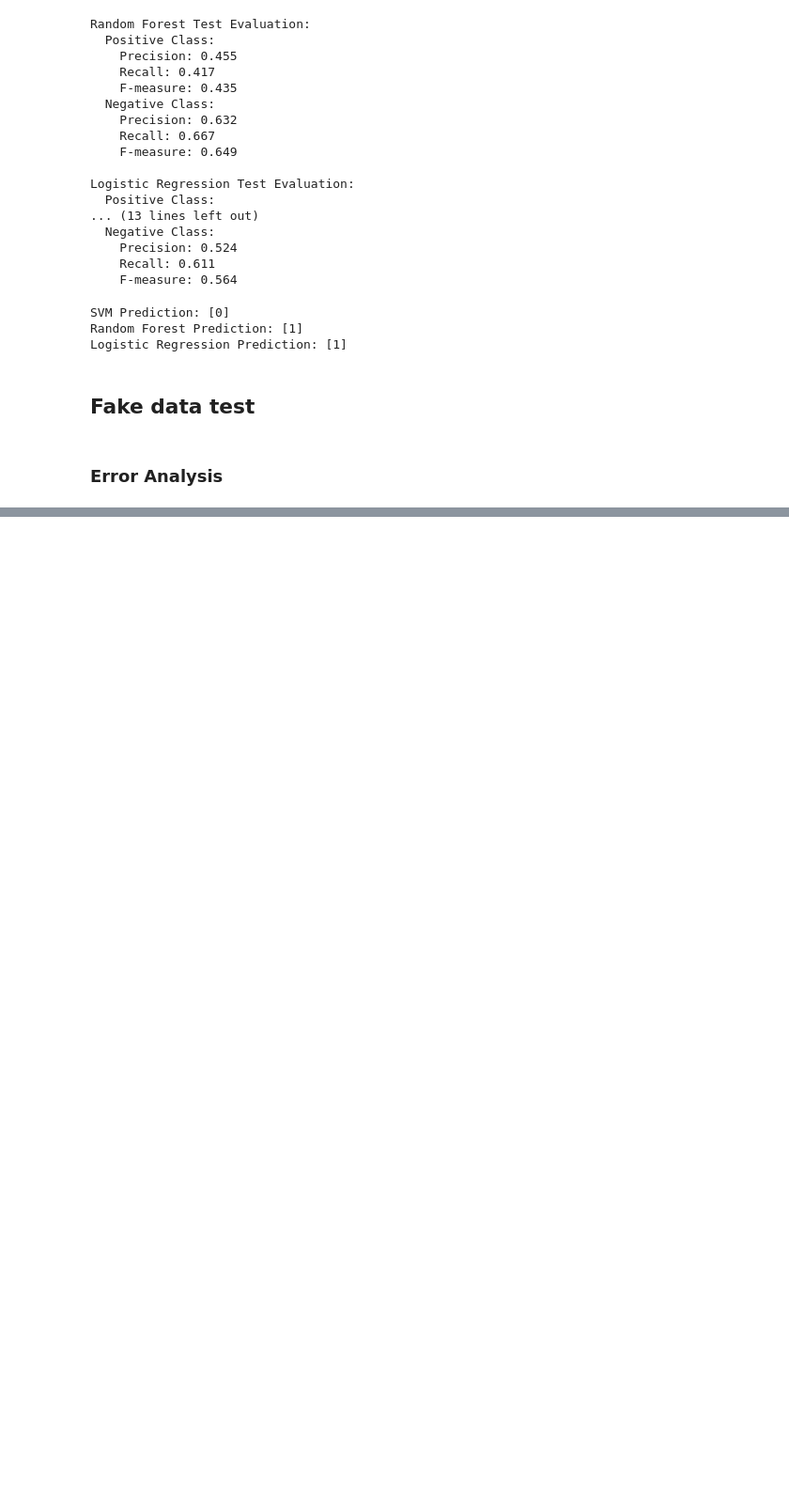
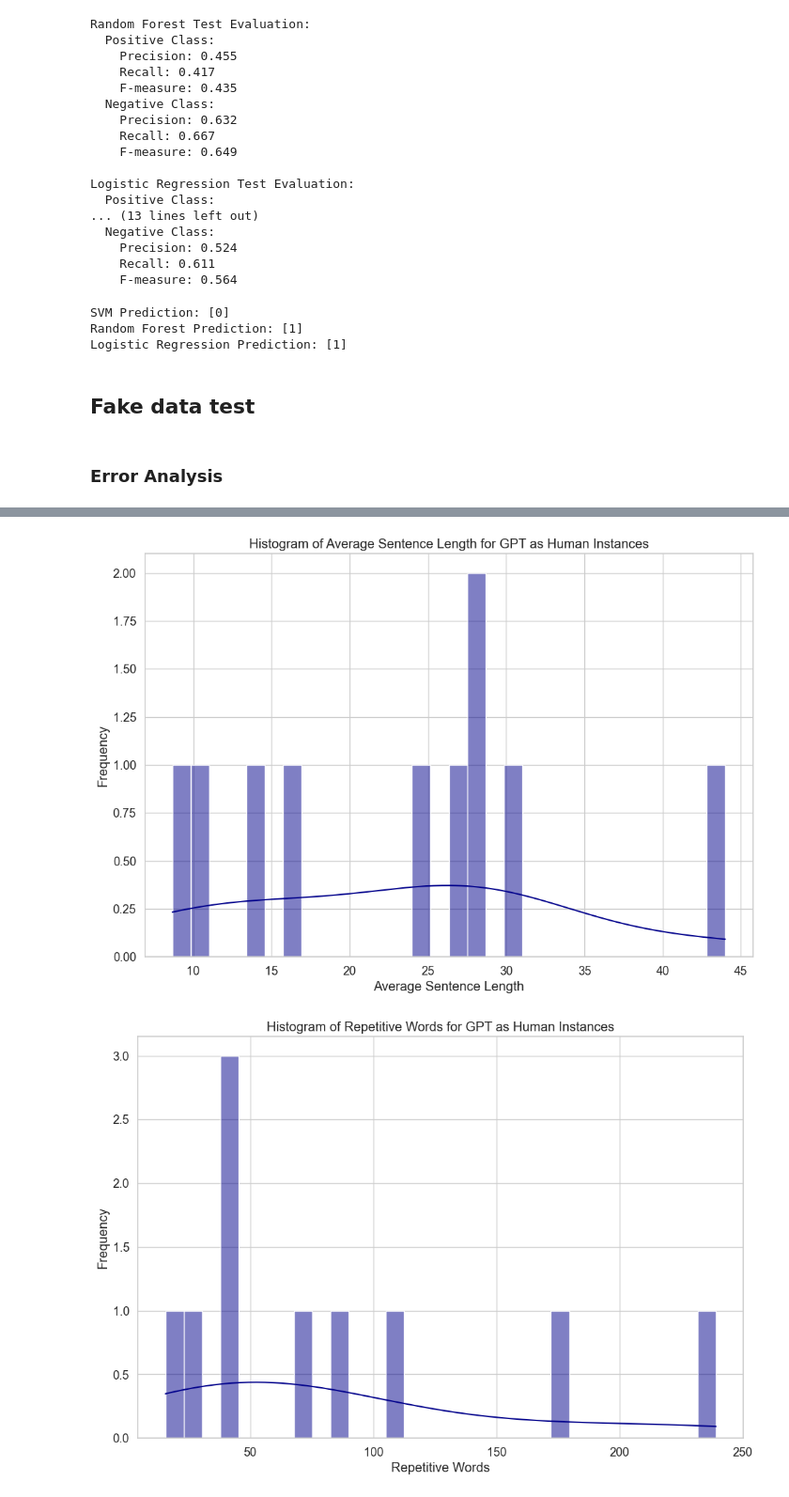
Before and after one commit to majunze2001/NLP-final-project, a Jupyter notebook: src/ML_Script.ipynb, the cells around one changed output, grey strips where cells are left out. Shown at 94% size. Cells and saved outputs as stored; diff of their text form; code cells hidden in the pictures; blank space fills up the shorter version.

```diff
--- a/src/ML_Script.ipynb
+++ b/src/ML_Script.ipynb
@@ -445,18 +360,0 @@ plt.show()
-# %%
-# Set the style for the plot
-sns.set(style='whitegrid', font_scale=1.2)
-
-def plot_histogram(data, xlabel, ylabel, title, filename):
-    plt.figure(figsize=(12, 8))
-    sns.histplot(data, kde=True, color='darkblue', bins=30)
-    plt.xlabel(xlabel)
-    plt.ylabel(ylabel)
-    plt.title(title)
-    plt.savefig(filename)
-    plt.show()
-
-plot_histogram(misclassified_data['avg_sent_length'], 'Average Sentence Length', 'Frequency', 'Histogram of Average Sentence Length for Misclassified Instances', 'avg_sent_length.png')
-
-plot_histogram(misclassified_data['repetitive_words'], 'Repetitive Words', 'Frequency', 'Histogram of Repetitive Words for Misclassified Instances', 'repet_words.png')
-
-plot_histogram(misclassified_data['text_entropy'], 'Text Entropy', 'Frequency', 'Histogram of Text Entropy for Misclassified Instances', 'entropy.png')
@@ -510,0 +435,9 @@ plt.show()
+# %%
+# Analyze GPT data misclassified as human
+analyze_misclassified_data(gpt_as_human_data, "GPT as Human")
+
+# Analyze human data misclassified as GPT
+analyze_misclassified_data(human_as_gpt_data, "Human as GPT")
+# %% [output]
+[figure, added]
+[figure, added]
```
Also changed, not shown: parts of 9 cells of this notebook.
